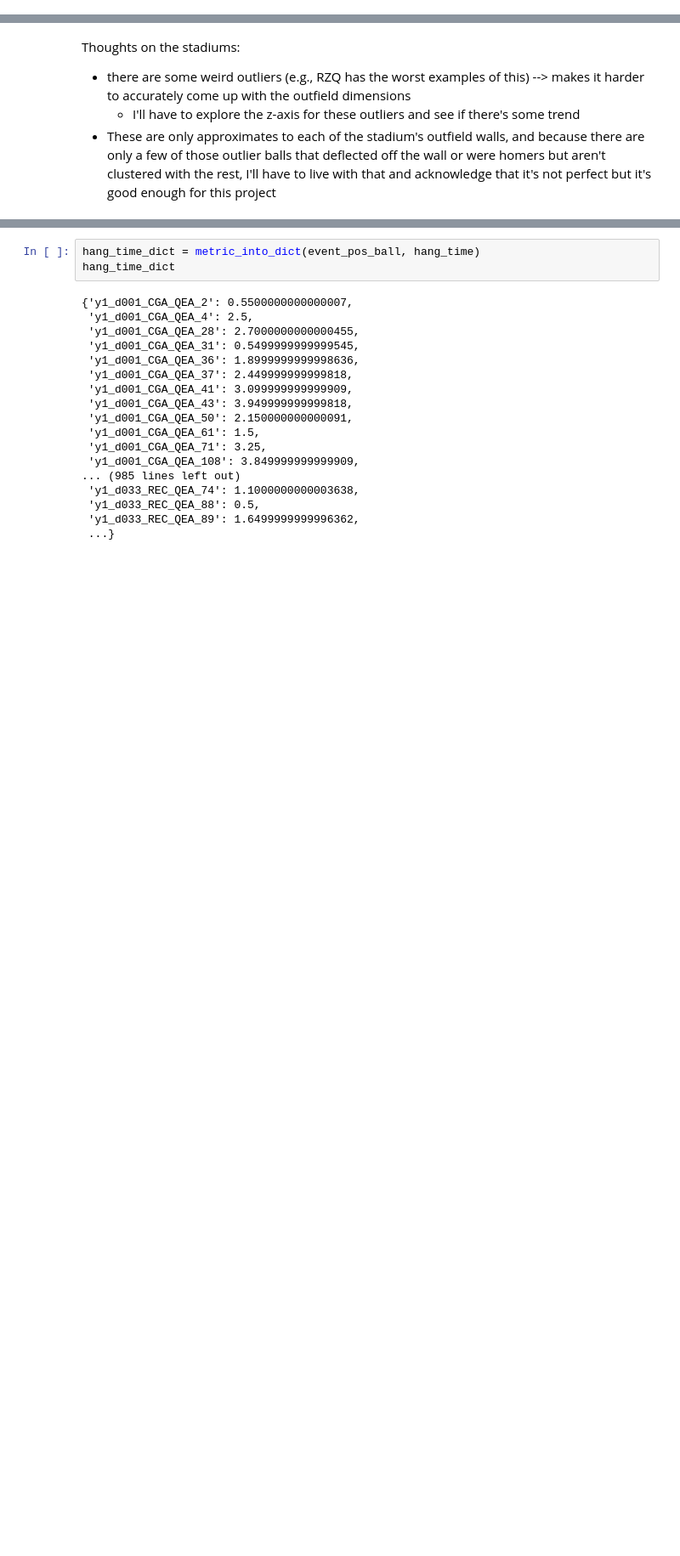
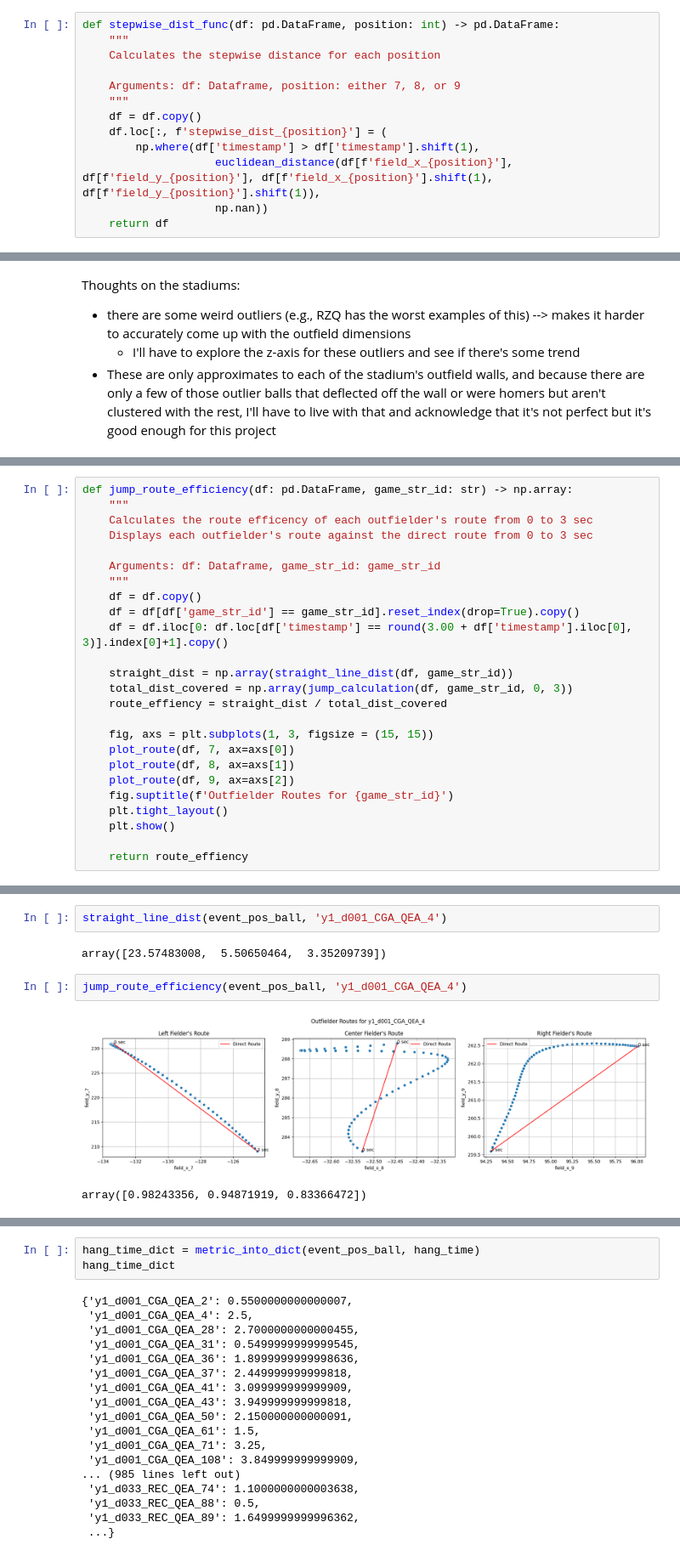
Before and after one commit to d2osborn/SMTChallenge2025, a Jupyter notebook: Team15-eda.ipynb, the cells around one changed output, grey strips where cells are left out. Shown at 85% size. Saved outputs shown, nothing was run; the diff lists cells and outputs as text; blank space fills up the shorter version.

```diff
--- a/Team15-eda.ipynb
+++ b/Team15-eda.ipynb
@@ -568,0 +598,13 @@ def stadium_walls(df: pd.DataFrame, home_team: str) -> None:
+# %%
+def stepwise_dist_func(df: pd.DataFrame, position: int) -> pd.DataFrame:
+    """
+    Calculates the stepwise distance for each position
+
+    Arguments: df: Dataframe, position: either 7, 8, or 9
+    """
+    df = df.copy()
+    df.loc[:, f'stepwise_dist_{position}'] = (
+        np.where(df['timestamp'] > df['timestamp'].shift(1),
+                    euclidean_distance(df[f'field_x_{position}'], df[f'field_y_{position}'], df[f'field_x_{position}'].shift(1), df[f'field_y_{position}'].shift(1)),
+                    np.nan))
+    return df
@@ -853,0 +1039,25 @@ wall_balls[(wall_balls['home_team'] == 'RZQ')
+# %%
+def jump_route_efficiency(df: pd.DataFrame, game_str_id: str) -> np.array:
+    """
+    Calculates the route efficency of each outfielder's route from 0 to 3 sec
+    Displays each outfielder's route against the direct route from 0 to 3 sec
+
+    Arguments: df: Dataframe, game_str_id: game_str_id
+    """
+    df = df.copy()
+    df = df[df['game_str_id'] == game_str_id].reset_index(drop=True).copy()
+    df = df.iloc[0: df.loc[df['timestamp'] == round(3.00 + df['timestamp'].iloc[0], 3)].index[0]+1].copy()
+
+    straight_dist = np.array(straight_line_dist(df, game_str_id))
+    total_dist_covered = np.array(jump_calculation(df, game_str_id, 0, 3))
+    route_effiency = straight_dist / total_dist_covered
+
+    fig, axs = plt.subplots(1, 3, figsize = (15, 15))
+    plot_route(df, 7, ax=axs[0])
+    plot_route(df, 8, ax=axs[1])
+    plot_route(df, 9, ax=axs[2])
+    fig.suptitle(f'Outfielder Routes for {game_str_id}')
+    plt.tight_layout()
+    plt.show()
+
+    return route_effiency
@@ -853,0 +1082,9 @@ wall_balls[(wall_balls['home_team'] == 'RZQ')
+# %%
+straight_line_dist(event_pos_ball, 'y1_d001_CGA_QEA_4')
+# %% [output]
+array([23.57483008,  5.50650464,  3.35209739])
+# %%
+jump_route_efficiency(event_pos_ball, 'y1_d001_CGA_QEA_4')
+# %% [output]
+[figure, added]
+array([0.98243356, 0.94871919, 0.83366472])
```
Also changed, not shown: parts of 22 cells of this notebook.
